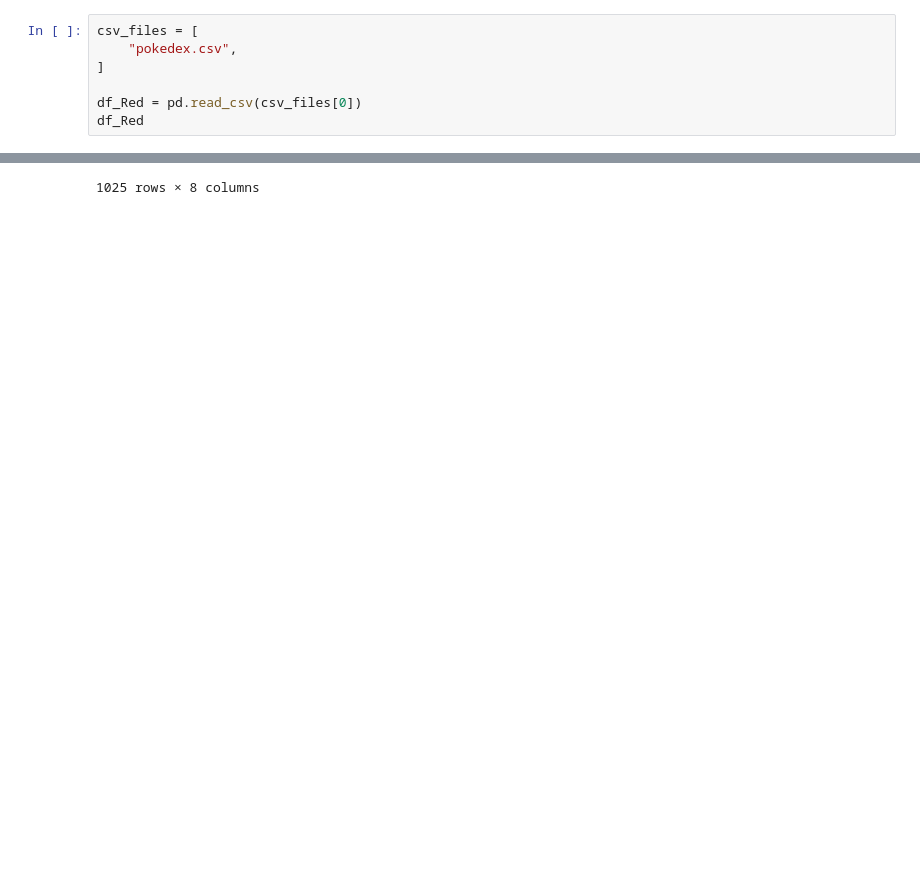
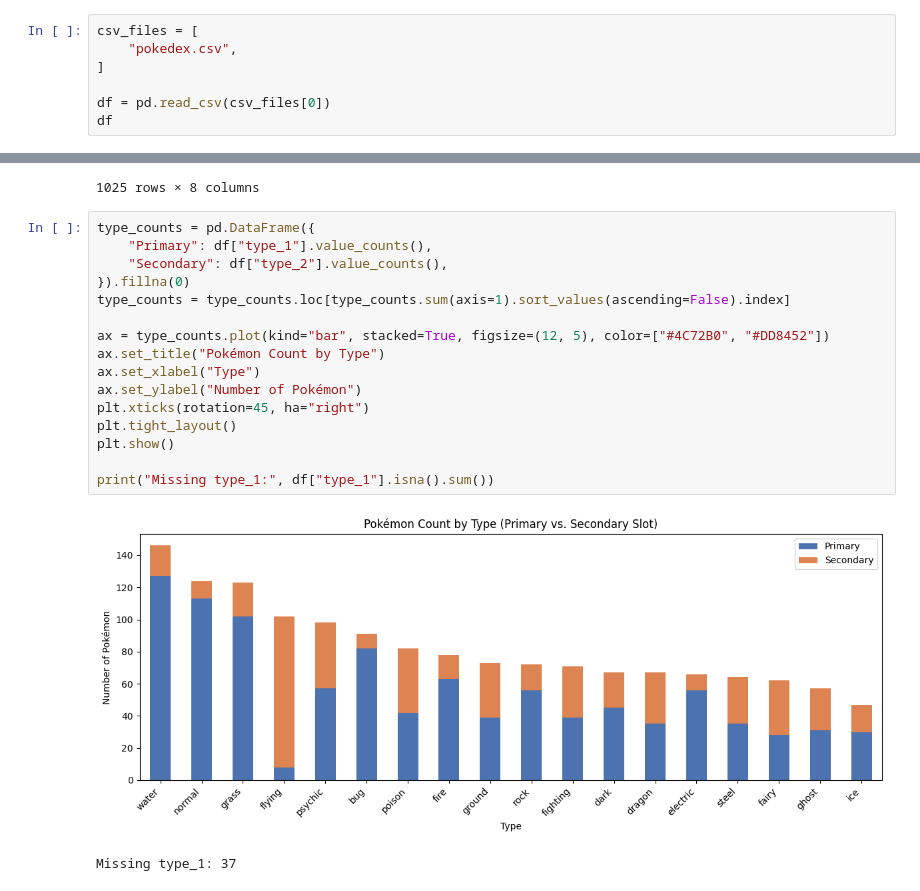
Before and after one commit to Thieron/DS-4002-group-01, a Jupyter notebook: project1/Analysis.ipynb, the cells around one changed output, grey strips where cells are left out. Cells and saved outputs as stored; diff of their text form; blank space fills up the shorter version.

Commit message:
made exploratory plots

```diff
--- a/project1/Analysis.ipynb
+++ b/project1/Analysis.ipynb
@@ -76,8 +77,8 @@ csv_files = [
     "pokedex.csv",
 ]
 
-df_Red = pd.read_csv(csv_files[0])
-df_Red
+df = pd.read_csv(csv_files[0])
+df
 # %% [output]
 |  | id | name | genus | type_1 | type_2 | color | generation | pokedex_entry |
 | 0 | 1 | bulbasaur | Seed Pokémon | grass | poison | green | generation-i | A strange seed was planted on its... |
@@ -92,3 +93,22 @@ df_Red
 | 1023 | 1024 | terapagos | Tera Pokémon | normal | NaN | blue | generation-ix | Terapagos protects itself using i... |
 | 1024 | 1025 | pecharunt | Subjugation Pokémon | poison | ghost | purple | generation-ix | It feeds others toxic mochi that ... |
 1025 rows × 8 columns
+# %%
+type_counts = pd.DataFrame({
+    "Primary": df["type_1"].value_counts(),
+    "Secondary": df["type_2"].value_counts(),
+}).fillna(0)
+type_counts = type_counts.loc[type_counts.sum(axis=1).sort_values(ascending=False).index]
+
+ax = type_counts.plot(kind="bar", stacked=True, figsize=(12, 5), color=["#4C72B0", "#DD8452"])
+ax.set_title("Pokémon Count by Type")
+ax.set_xlabel("Type")
+ax.set_ylabel("Number of Pokémon")
+plt.xticks(rotation=45, ha="right")
+plt.tight_layout()
+plt.show()
+
+print("Missing type_1:", df["type_1"].isna().sum())
+# %% [output]
+[figure, added]
+Missing type_1: 37
```
Also changed, not shown: parts of 2 cells of this notebook.
